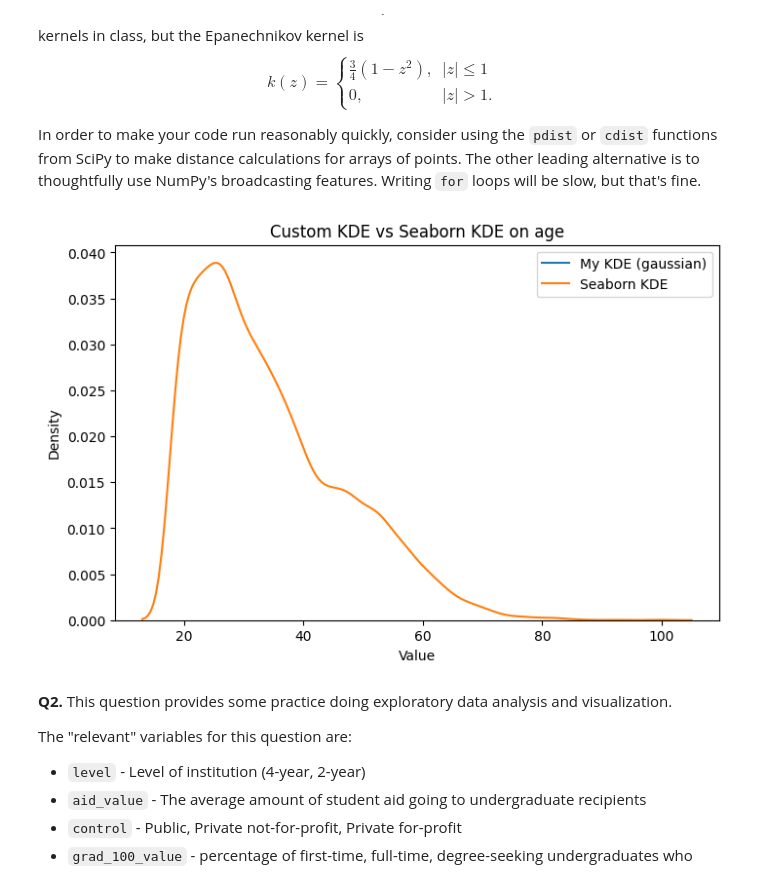
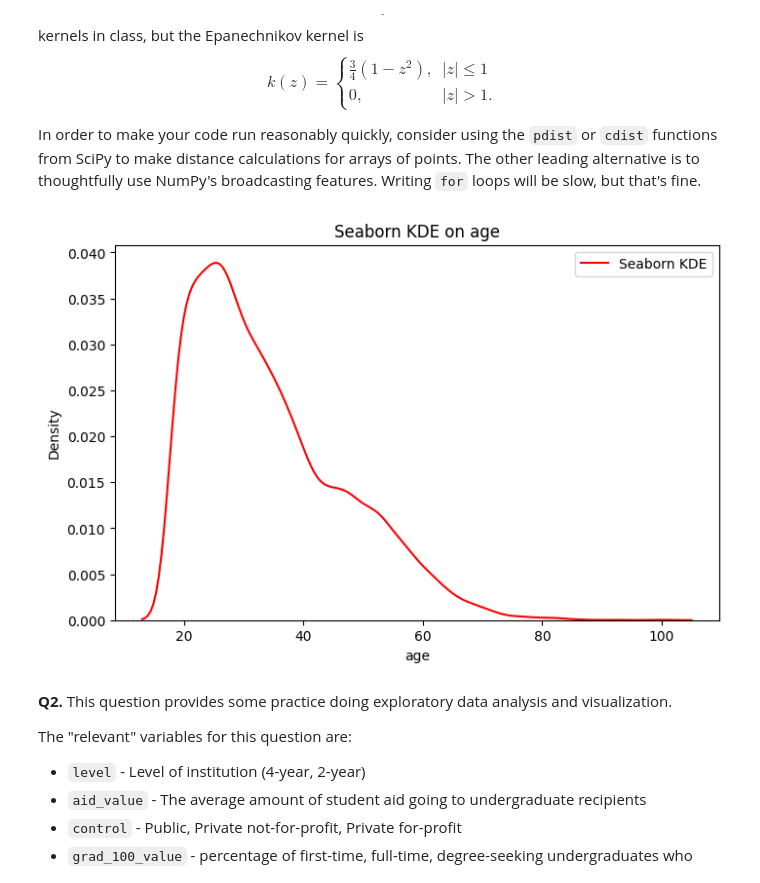
Before and after one commit to qjy9ey/visualization_assignment, a Jupyter notebook: assignment.ipynb, the cells around one changed output. Drawn from its saved outputs; the diff is of its cells as text; code cells hidden in the pictures.

```diff
--- a/assignment.ipynb
+++ b/assignment.ipynb
@@ -37,84 +37,53 @@ In order to make your code run reasonably quickly, consider using the `pdist` or
 # %%
 import numpy as np
 import pandas as pd
+import seaborn as sns
 import matplotlib.pyplot as plt
-import seaborn as sns
 
 def my_kdeplot(data, kernel="gaussian", bandwidth=None, gridsize=100, ax=None):
-  """
-  Custom KDE plot function.
-  Parameters:
-  ------------
-  data : Pandas Series or NumPy array
-  Input 1D data
-  kernel : str (default = 'gaussian')
-  Kernel type: 'gaussian', 'uniform', 'epanechnikov'
-  bandwidth : float (default = None)
-  Bandwidth. If None, use Silverman's rule of thumb
-  gridsize : int (default = 100)
-  Number of points on the x grid
-  ax : matplotlib axis (default = None)
-  Axis to plot on
-  """
+    if isinstance(data, pd.Series):
+        data = data.values
+    data = np.asarray(data)
+    n = len(data)
 
-  # Convert to numpy array
-  if isinstance(data, pd.Series):
-    data = data.values
-  data = np.asarray(data)
-  n = len(data)
+    if bandwidth is None:
+        std = np.std(data, ddof=1)
+        bandwidth = 1.06 * std * n ** (-1/5)
+        if bandwidth == 0:
+            bandwidth = 1.0
 
-  # Silverman's rule of thumb for bandwidth
-  if bandwidth is None:
-    std = np.std(data, ddof=1)
-    bandwidth = 1.06 * std * n ** (-1/5)
+    x_grid = np.linspace(data.min() - 3*bandwidth, data.max() + 3*bandwidth, gridsize)
 
-  # Grid over which we evaluate the KDE
-  x_grid = np.linspace(data.min() - 3*bandwidth, data.max() + 3*bandwidth, gridsize)
+    def gaussian_kernel(z):
+        return (1/np.sqrt(2*np.pi)) * np.exp(-0.5 * z**2)
 
-  # Define kernels
-  def gaussian_kernel(z):
-    return (1/np.sqrt(2*np.pi)) * np.exp(-0.5 * z**2)
-  def uniform_kernel(z):
-    return 0.5 * ((np.abs(z) <= 1).astype(float))
-  def epanechnikov_kernel(z):
-    return 0.75 * (1 - z**2) * (np.abs(z) <= 1)
+    kernels = {"gaussian": gaussian_kernel}
+    K = kernels[kernel]
 
-  if kernel == "gaussian":
-    K = gaussian_kernel
-  elif kernel == "uniform":
-    K = uniform_kernel
-  elif kernel == "epanechnikov":
-    K = epanechnikov_kernel
-  else:
-    raise ValueError("Invalid kernel. Choose from 'gaussian', 'uniform', 'epanechnikov'.")
+    Z = (x_grid[:, None] - data[None, :]) / bandwidth
+    density = K(Z).mean(axis=1) / bandwidth
+    dx = x_grid[1] - x_grid[0]
+    density /= density.sum() * dx
 
-  # Broadcasting to compute pairwise distances efficiently
-  Z = (x_grid[:, None] - data[None, :]) / bandwidth
-  kernel_vals = K(Z)
-  density = kernel_vals.mean(axis=1) / bandwidth
+    if ax is None:
+        fig, ax = plt.subplots()
+    ax.plot(x_grid, density, label=f"My KDE ({kernel})")
+    ax.set_ylabel("Density")
+    ax.set_xlabel("Value")
+    return ax, x_grid, density
 
-  # Plot
-  if ax is None:
-    fig, ax = plt.subplots()
-  ax.plot(x_grid, density, label=f"My KDE ({kernel})")
-  ax.set_ylabel("Density")
-  ax.set_xlabel("Value")
-  return ax, x_grid, density
-
-pretrial = pd.read_csv("/content/pretrial_data.csv")
-
-col = 'age'
-
+pretrial = pd.read_csv("pretrial_data.csv")
+col = 'age'  # numeric column
 
 fig, ax = plt.subplots(figsize=(8,5))
-my_kdeplot(pretrial[col], kernel="gaussian", ax=ax)
-sns.kdeplot(pretrial[col], ax=ax, label="Seaborn KDE")
+
+sns.kdeplot(pretrial[col], ax=ax, label="Seaborn KDE", color='red')
 
 ax.legend()
-plt.title(f"Custom KDE vs Seaborn KDE on {col}")
+plt.title(f"Seaborn KDE on {col}")
 plt.show()
 # %% [output]
-[figure, old version]
+[figure, new version]
 # %% [markdown]
 **Q2.** This question provides some practice doing exploratory data analysis and visualization.
 
```
